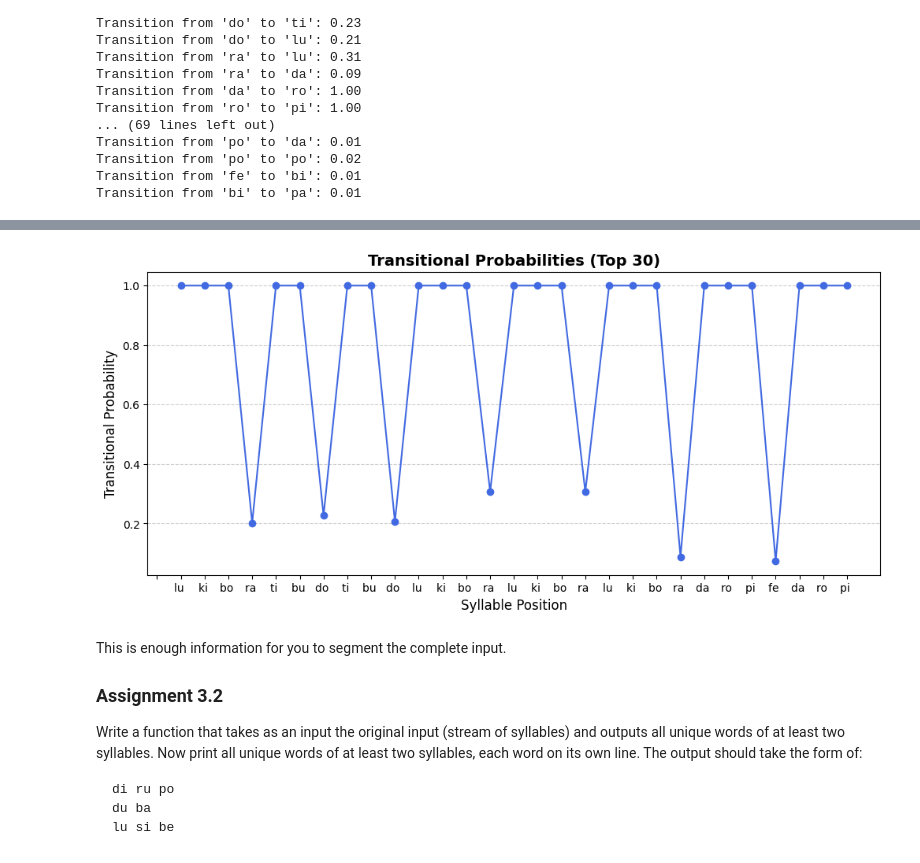
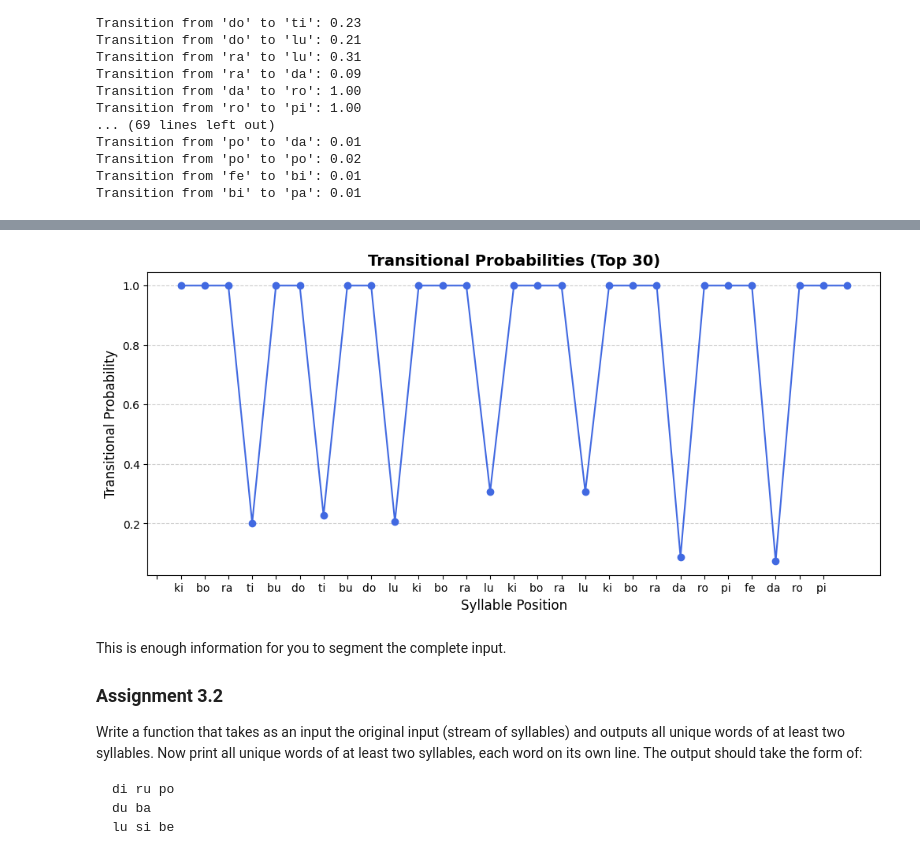
Before and after one commit to kooroshkz/Cognition_and_Computation, a Jupyter notebook: Project-2/language.ipynb, the cells around one changed output, grey strips where cells are left out. Drawn from its saved outputs; the diff is of its cells as text; code cells hidden in the pictures.

Commit message:
fix problem of graph

```diff
--- a/Project-2/language.ipynb
+++ b/Project-2/language.ipynb
@@ -172,20 +172,20 @@ Start by plotting the transitional probabilities for the first 30 syllables in t
 # %%
 import matplotlib.pyplot as plt
 
 f30 = syllables[:30]
 f30probs = [transitionalProbs.get((f30[i], f30[i+1]), 0) for i in range(len(f30) - 1)]
 
 # Plot the transitional probabilities
 plt.figure(figsize=(12, 5))
-plt.plot(range(1, len(f30probs) + 1), f30probs, marker='o', linestyle='-', color='royalblue')
+plt.plot(range(1,len(f30probs) + 1), f30probs, marker='o', linestyle='-', color='royalblue')
 plt.xlabel("Syllable Position", fontsize=12)
-plt.xticks(range(len(f30probs)+1),  [""] +[f"{f30[i]} " for i in range(len(f30) - 1)])
+plt.xticks(range(len(f30probs)),  [""] +[f"{f30[i]} " for i in range(1,len(f30) - 1)])
 plt.ylabel("Transitional Probability", fontsize=12)
 plt.title("Transitional Probabilities (Top 30)", fontsize=14, fontweight="bold")
 plt.grid(axis="y", linestyle="--", alpha=0.6)
 plt.show()
 # %% [output]
-[figure, old version]
+[figure, new version]
 # %% [markdown]
 This is enough information for you to segment the complete input.
 
```
Also changed, not shown: parts of 1 cell of this notebook.
